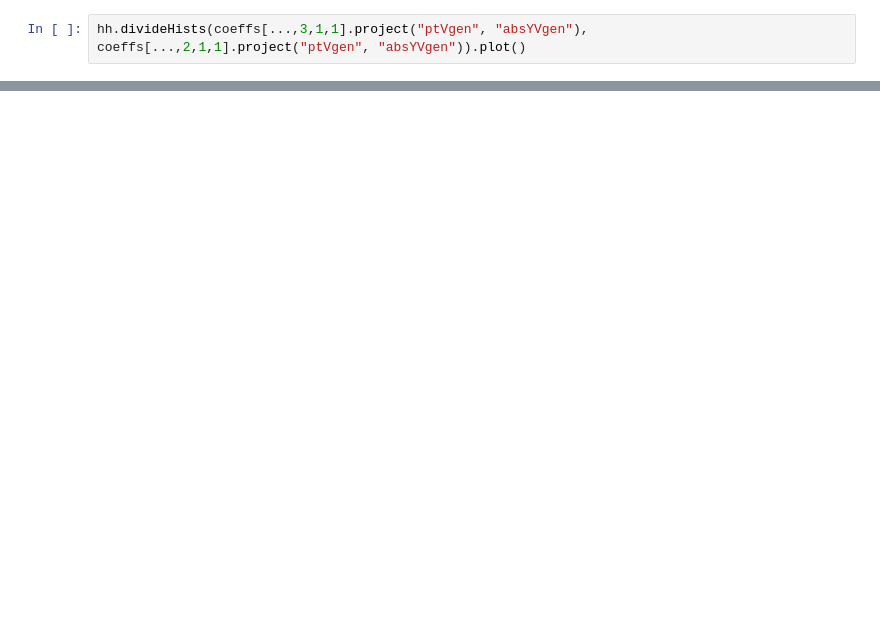
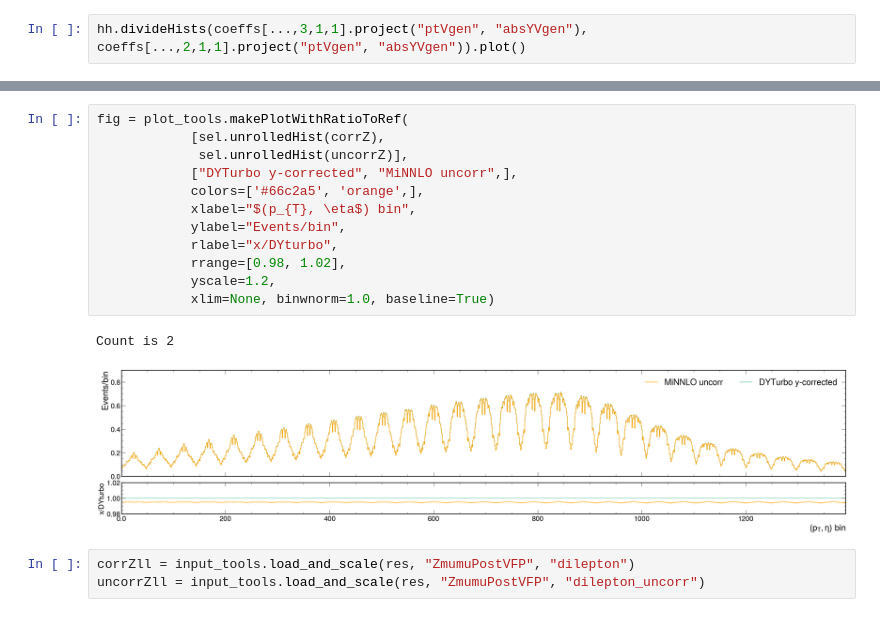
Before and after one commit to bendavid/WRemnants, a Jupyter notebook: notebooks/genScratch.ipynb, the cells around one changed output, grey strips where cells are left out. Drawn from its saved outputs; the diff is of its cells as text; blank space fills up the shorter version.

```diff
--- a/notebooks/genScratch.ipynb
+++ b/notebooks/genScratch.ipynb
@@ -69,0 +79,18 @@ plt.title(f"A$_{coeff-1}$ fraction" if coeff != 0 else "Const. term")
+# %%
+fig = plot_tools.makePlotWithRatioToRef(
+            [sel.unrolledHist(corrZ),
+             sel.unrolledHist(uncorrZ)],
+            ["DYTurbo y-corrected", "MiNNLO uncorr",],
+            colors=['#66c2a5', 'orange',],
+            xlabel="$(p_{T}, \eta$) bin",
+            ylabel="Events/bin",
+            rlabel="x/DYturbo",
+            rrange=[0.98, 1.02],
+            yscale=1.2,
+            xlim=None, binwnorm=1.0, baseline=True)
+# %% [output]
+Count is 2
+[figure, added]
+# %%
+corrZll = input_tools.load_and_scale(res, "ZmumuPostVFP", "dilepton")
+uncorrZll = input_tools.load_and_scale(res, "ZmumuPostVFP", "dilepton_uncorr")
```
Also changed, not shown: parts of 15 cells of this notebook, 12 other files.
